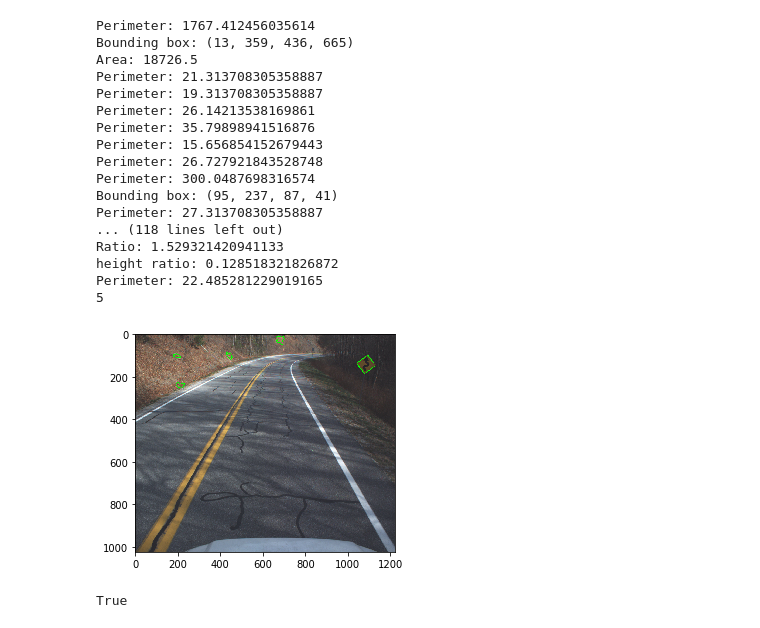
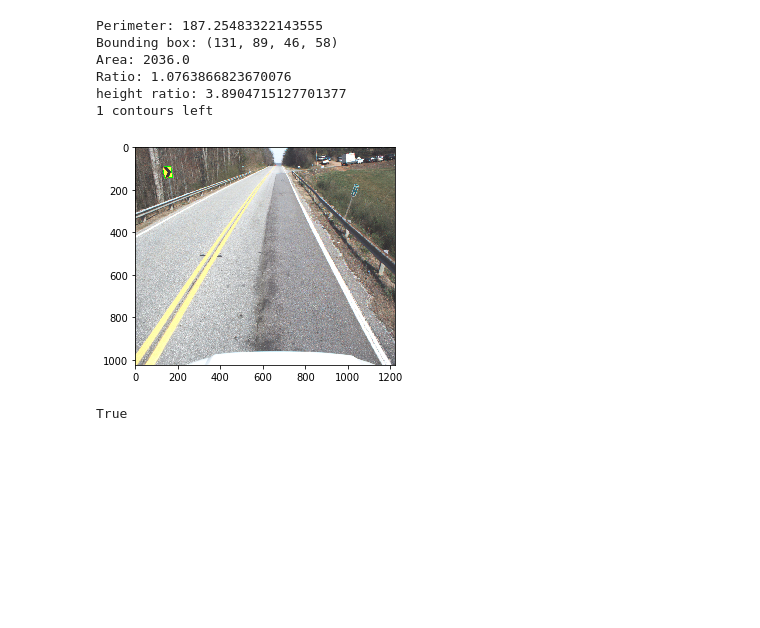
Before and after one commit to anliec/curve_sign_detection, a Jupyter notebook: test_filter.ipynb, the cells around one changed output. Saved outputs shown, nothing was run; the diff lists cells and outputs as text; code cells hidden in the pictures; blank space fills up the shorter version.

Commit message:
switch to histogram method to get saturation threshold and parameters optimisation

```diff
--- a/test_filter.ipynb
+++ b/test_filter.ipynb
@@ -62,7 +65,7 @@ pylab.show()
 # %%
 hue = im_hsv[:, :, 0]
 hue = cv2.GaussianBlur(im_hsv[:, :, 0], (3,3), 0)
-hue_mask = (hue < 35) & (hue > 10)
+hue_mask = (hue < 40) & (hue > 10)
 pylab.imshow(hue_mask, cmap=pylab.gray())
 pylab.show()
 cv2.imwrite("mask_hue.png", hue_mask * 255)
@@ -71,17 +74 @@ cv2.imwrite("mask_hue.png", hue_mask * 255)
 True
-# %%
-yellow_saturation = im_hsv[:, :, 1] * hue_mask
-#non_masked_val = yellow_saturation[hue_mask]
-#smax = non_masked_val.max()
-#smin = non_masked_val.min()
-yellow_saturation = cv2.GaussianBlur(yellow_saturation, (3, 3), 0)
-smin, smax = np.percentile(yellow_saturation, [90, 95])
-threshold = int(0.65 * (smax - smin)) + smin
-print(smin, smax, threshold)
-mask = (yellow_saturation > threshold).astype(np.uint8)
-
-pylab.imshow(yellow_saturation, cmap=pylab.gray())
-pylab.show()
-
-pylab.imshow(mask, cmap=pylab.gray())
-pylab.show()
@@ -142,54 +173,59 @@ cv2.imwrite("contours.png", cv2.cvtColor(imc, cv2.COLOR_RGB2BGR))
 True
 # %%
-def can_contour_be_sign(c):
+contours_threshold = {'min_per': 70,
+                      'width_ratio': 3.0,
+                      'bounding_rect_area_max_ratio': 0.4,
+                      'max_squareness': 3.0,
+                      'max_height_ratio': 160}
+
+strict_contours_threshold = {'min_per': 50,
+                             'width_ratio': 5.0,
+                             'bounding_rect_area_max_ratio': 0.4,
+                             'max_squareness': 1.5,
+                             'max_height_ratio': 500}
+
+def can_contour_be_sign(c, strict: bool=False):
+    if not strict:
+        param = contours_threshold
+    else:
+        param = strict_contours_threshold
     per = cv2.arcLength(c,True)
     print("Perimeter:", per)
-    if per < 100:
+    if per < param['min_per']:
         return False
     bounding_box = cv2.boundingRect(c)
     print("Bounding box:",bounding_box)
-    if bounding_box[2] > 2 * bounding_box[3]:
+    if bounding_box[2] > param['width_ratio'] * bounding_box[3]:
         return False
     a = cv2.contourArea(c)
     print("Area:", a)
-    if a < 0.4 * bounding_box[2] * bounding_box[3]:
+    if a < param['bounding_rect_area_max_ratio'] * bounding_box[2] * bounding_box[3]:
         return False
     ratio = per**2 / (16 * a)
     print("Ratio:", ratio)
-    if ratio > 3.0:
+    if ratio > param['max_squareness']:
         return False
     height = np.min(c.reshape((-1, 2)), axis=0)[1]
     h_ratio = height**2 / a
     print("height ratio:", h_ratio)
-    if h_ratio > 250:
+    if h_ratio > param['max_height_ratio']:
         return False
     return True
 filtered_contours = list(filter(can_contour_be_sign, contours))
 #filtered_contours = list(map(cv2.convexHull, filtered_contours))
 
-print(len(filtered_contours))
+print("{} contours left".format(len(filtered_contours)))
 imcf = cv2.drawContours(im_rgb.copy(), filtered_contours, -1, (0,255,0), 2)
 pylab.imshow(imcf)
 pylab.show()
 cv2.imwrite("contoursf.png", cv2.cvtColor(imcf, cv2.COLOR_RGB2BGR))
 # %% [output]
-Perimeter: 1767.412456035614
-Bounding box: (13, 359, 436, 665)
-Area: 18726.5
-Perimeter: 21.313708305358887
-Perimeter: 19.313708305358887
-Perimeter: 26.14213538169861
-Perimeter: 35.79898941516876
-Perimeter: 15.656854152679443
-Perimeter: 26.727921843528748
-Perimeter: 300.0487698316574
-Bounding box: (95, 237, 87, 41)
-Perimeter: 27.313708305358887
-... (118 lines left out)
-Ratio: 1.529321420941133
-height ratio: 0.128518321826872
-Perimeter: 22.485281229019165
-5
+Perimeter: 187.25483322143555
+Bounding box: (131, 89, 46, 58)
+Area: 2036.0
+Ratio: 1.0763866823670076
+height ratio: 3.8904715127701377
+1 contours left
-[figure, old version]
+[figure, new version]
 True
 # %%
```
Also changed, not shown: parts of 13 cells of this notebook, 4 other files.
